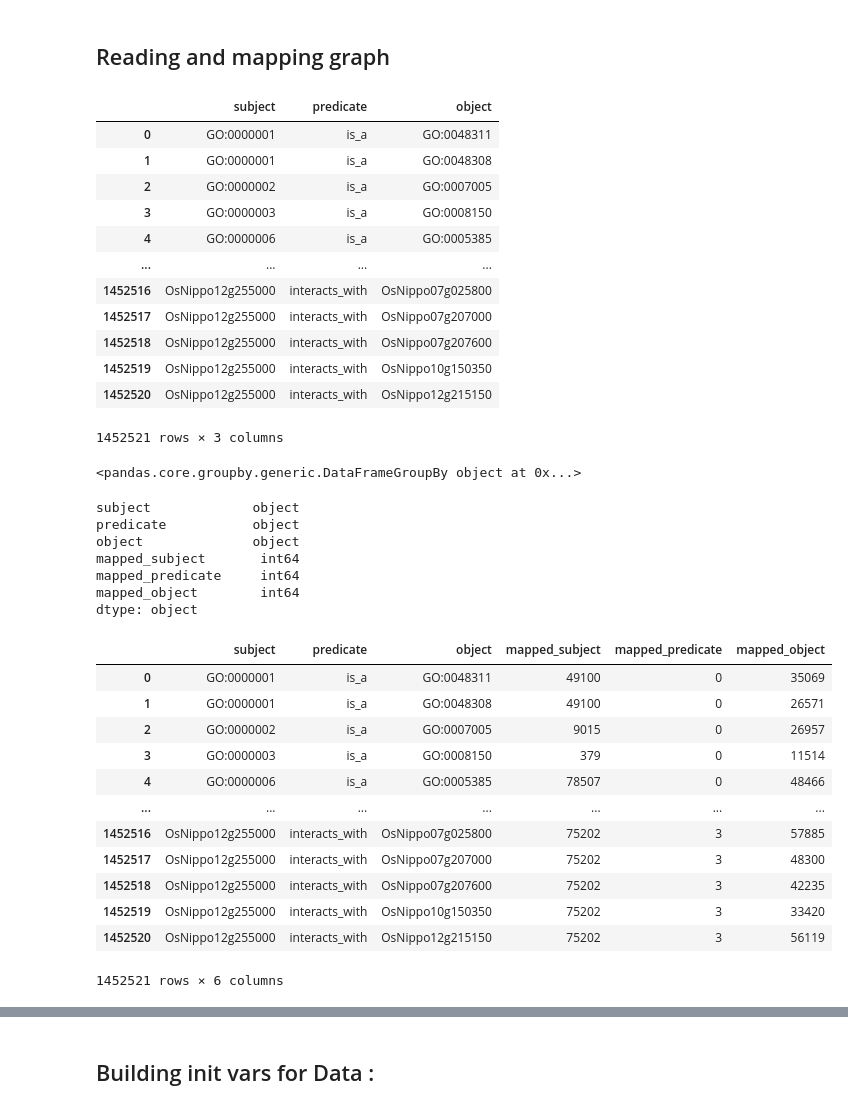
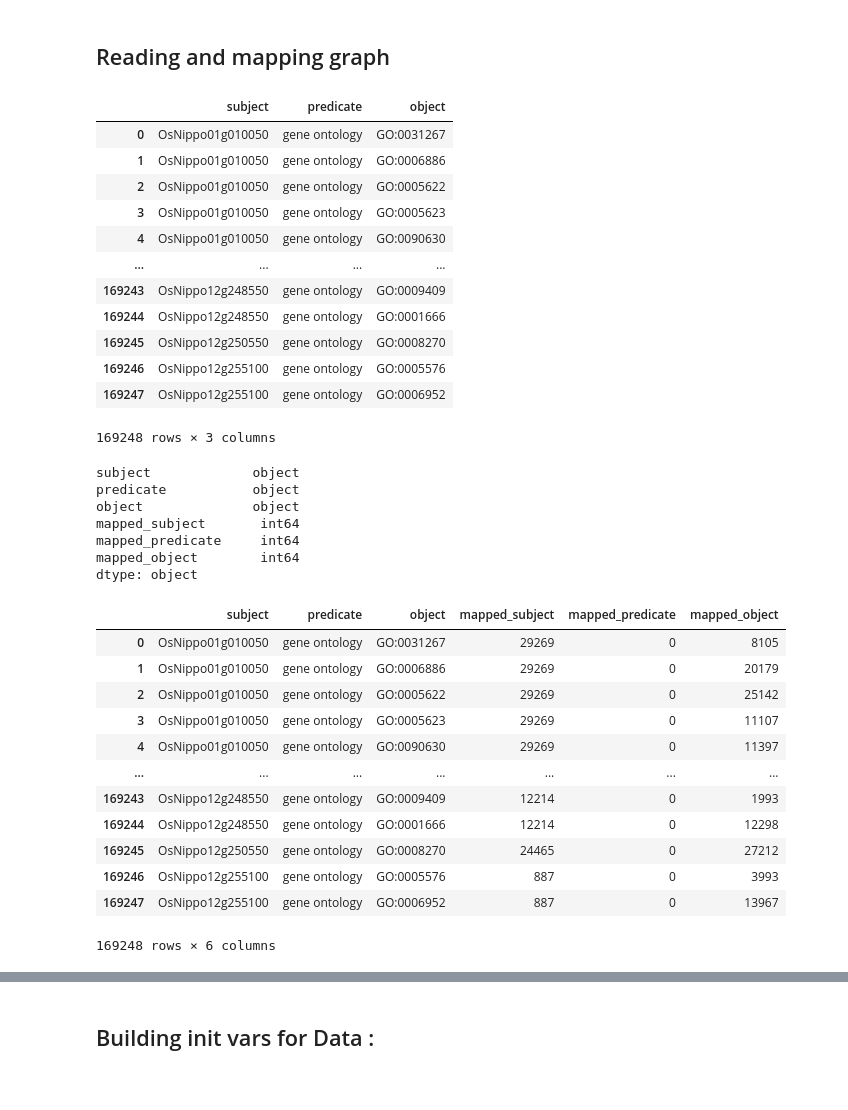
Before and after one commit to ElliotButz/ESL2024, a Jupyter notebook: code/00_Mapping_iric_and_make_datasets.ipynb, the cells around one changed output, grey strips where cells are left out. Cells and saved outputs as stored; diff of their text form; code cells hidden in the pictures.

```diff
--- a/code/00_Mapping_iric_and_make_datasets.ipynb
+++ b/code/00_Mapping_iric_and_make_datasets.ipynb
@@ -11,10 +11,10 @@ from torch_geometric.transforms import RandomLinkSplit
 # %% [markdown]
 # Settings
 # %%
-file_path = "/home/ebutz/ESL2024/data/iric.tsv"
+file_path = "/home/ebutz/ESL2024/data/Os_to_GO_iric/genes_to_phenotypes_iric.tsv"
 
-altail_mapping_save_path = "/home/ebutz/ESL2024/data/altailed_mapped_iric.pickle"
-altail_dict_save_path = "/home/ebutz/ESL2024/data/altail_DICT_iric_DICT.pickle"
+altail_mapping_save_path = "/home/ebutz/ESL2024/data/Os_to_GO_iric/altailed_Os_to_GO_iric.pickle"
+altail_dict_save_path = "/home/ebutz/ESL2024/data/little_iric/DICT_altailed_Os_to_GO_iric.pickle"
 datasets_save_path = '/home/elliot/Documents/ESL2024/data/mapping_datasets_and_model_for_genes_to_phenotypes_iric/little_dataset_'
 val_path = datasets_save_path + 'VAL'
 test_path = datasets_save_path + 'TEST'
@@ -24,61 +24,55 @@ device = 'cpu'
 # %% [markdown]
 ## Reading and mapping graph
 # %%
-iric = pd.read_csv(file_path, delimiter='\t')
+iric = pd.read_csv(file_path, delimiter='\t', names=['subject', 'predicate','object'])
 display(iric)
 # %% [output]
 |  | subject | predicate | object |
-| 0 | GO:0000001 | is_a | GO:0048311 |
-| 1 | GO:0000001 | is_a | GO:0048308 |
-| 2 | GO:0000002 | is_a | GO:0007005 |
-| 3 | GO:0000003 | is_a | GO:0008150 |
-| 4 | GO:0000006 | is_a | GO:0005385 |
+| 0 | OsNippo01g010050 | gene ontology | GO:0031267 |
+| 1 | OsNippo01g010050 | gene ontology | GO:0006886 |
+| 2 | OsNippo01g010050 | gene ontology | GO:0005622 |
+| 3 | OsNippo01g010050 | gene ontology | GO:0005623 |
+| 4 | OsNippo01g010050 | gene ontology | GO:0090630 |
 | ... | ... | ... | ... |
-| 1452516 | OsNippo12g255000 | interacts_with | OsNippo07g025800 |
-| 1452517 | OsNippo12g255000 | interacts_with | OsNippo07g207000 |
-| 1452518 | OsNippo12g255000 | interacts_with | OsNippo07g207600 |
-| 1452519 | OsNippo12g255000 | interacts_with | OsNippo10g150350 |
-| 1452520 | OsNippo12g255000 | interacts_with | OsNippo12g215150 |
+| 169243 | OsNippo12g248550 | gene ontology | GO:0009409 |
+| 169244 | OsNippo12g248550 | gene ontology | GO:0001666 |
+| 169245 | OsNippo12g250550 | gene ontology | GO:0008270 |
+| 169246 | OsNippo12g255100 | gene ontology | GO:0005576 |
+| 169247 | OsNippo12g255100 | gene ontology | GO:0006952 |
-1452521 rows × 3 columns
+169248 rows × 3 columns
-# %%
-iric.groupby(['object'])
-# %% [output]
-<pandas.core.groupby.generic.DataFrameGroupBy object at 0x...>
 # %%
-iric = pd.read_csv(file_path, delimiter='\t')
-
 # Mapping entities and relations to ids
 entity_set = set(iric['object']).union(set(iric['subject']))
 entity_to_mapping = {entity: int(i) for i, entity in enumerate(entity_set)}
 relation_set = set(iric['predicate'])
 relation_to_mapping = {relation: int(i) for i, relation in enumerate(relation_set)}
 
 iric['mapped_subject'] = iric['subject'].apply(lambda x: entity_to_mapping[x])
 iric['mapped_predicate'] = iric['predicate'].apply(lambda x: relation_to_mapping[x])
 iric['mapped_object'] = iric['object'].apply(lambda x: entity_to_mapping[x])
 print(iric.dtypes)
 display(iric)
 # %% [output]
 subject             object
 predicate           object
 object              object
 mapped_subject       int64
 mapped_predicate     int64
 mapped_object        int64
 dtype: object
 |  | subject | predicate | object | mapped_subject | mapped_predicate | mapped_object |
-| 0 | GO:0000001 | is_a | GO:0048311 | 49100 | 0 | 35069 |
-| 1 | GO:0000001 | is_a | GO:0048308 | 49100 | 0 | 26571 |
-| 2 | GO:0000002 | is_a | GO:0007005 | 9015 | 0 | 26957 |
-| 3 | GO:0000003 | is_a | GO:0008150 | 379 | 0 | 11514 |
-| 4 | GO:0000006 | is_a | GO:0005385 | 78507 | 0 | 48466 |
+| 0 | OsNippo01g010050 | gene ontology | GO:0031267 | 29269 | 0 | 8105 |
+| 1 | OsNippo01g010050 | gene ontology | GO:0006886 | 29269 | 0 | 20179 |
+| 2 | OsNippo01g010050 | gene ontology | GO:0005622 | 29269 | 0 | 25142 |
+| 3 | OsNippo01g010050 | gene ontology | GO:0005623 | 29269 | 0 | 11107 |
+| 4 | OsNippo01g010050 | gene ontology | GO:0090630 | 29269 | 0 | 11397 |
 | ... | ... | ... | ... | ... | ... | ... |
-| 1452516 | OsNippo12g255000 | interacts_with | OsNippo07g025800 | 75202 | 3 | 57885 |
-| 1452517 | OsNippo12g255000 | interacts_with | OsNippo07g207000 | 75202 | 3 | 48300 |
-| 1452518 | OsNippo12g255000 | interacts_with | OsNippo07g207600 | 75202 | 3 | 42235 |
-| 1452519 | OsNippo12g255000 | interacts_with | OsNippo10g150350 | 75202 | 3 | 33420 |
-| 1452520 | OsNippo12g255000 | interacts_with | OsNippo12g215150 | 75202 | 3 | 56119 |
+| 169243 | OsNippo12g248550 | gene ontology | GO:0009409 | 12214 | 0 | 1993 |
+| 169244 | OsNippo12g248550 | gene ontology | GO:0001666 | 12214 | 0 | 12298 |
+| 169245 | OsNippo12g250550 | gene ontology | GO:0008270 | 24465 | 0 | 27212 |
+| 169246 | OsNippo12g255100 | gene ontology | GO:0005576 | 887 | 0 | 3993 |
+| 169247 | OsNippo12g255100 | gene ontology | GO:0006952 | 887 | 0 | 13967 |
-1452521 rows × 6 columns
+169248 rows × 6 columns
 # %%
 from tqdm import tqdm
 tqdm.pandas()
```
Also changed, not shown: parts of 6 cells of this notebook, 5 other files.
